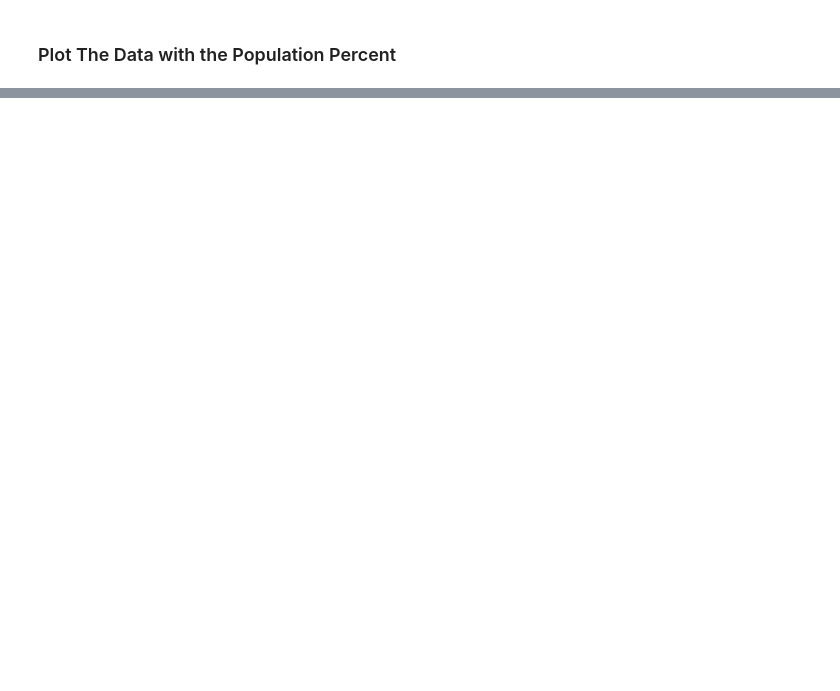
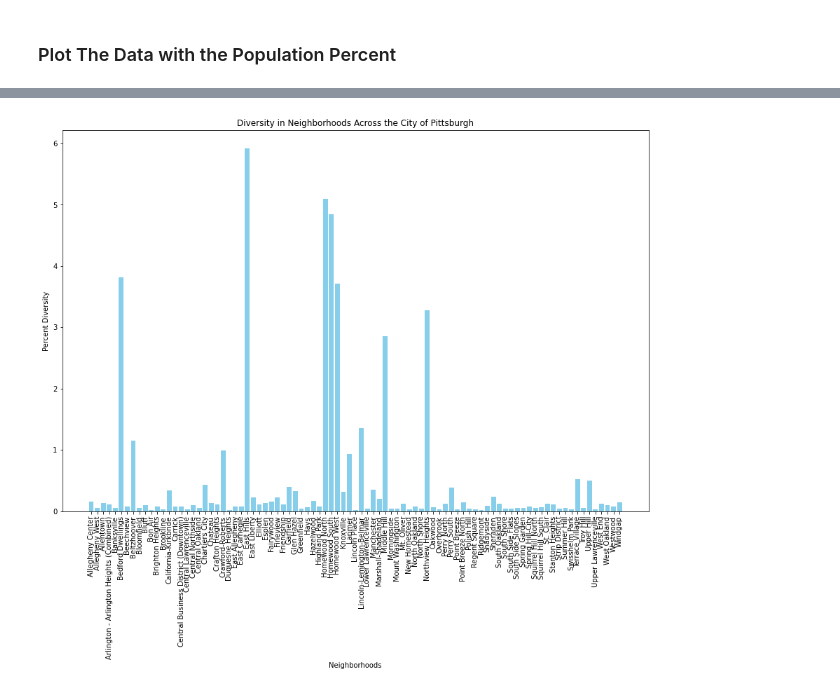
Before and after one commit to DerekNagy/CMPINF0100Final, a Jupyter notebook: Census.ipynb, the cells around one changed output, grey strips where cells are left out. Drawn from its saved outputs; the diff is of its cells as text; code cells hidden in the pictures; blank space fills up the shorter version.

```diff
--- a/Census.ipynb
+++ b/Census.ipynb
@@ -91,0 +160,22 @@ plt.show()
+# %%
+combined_data = {
+    'Population': [],
+    'Places': []
+}
+
+for i in table:
+    newVal = round(table[i], 2)
+    combined_data["Population"].append(newVal)
+    combined_data["Places"].append(i)
+
+
+combined_df = pd.DataFrame(combined_data)
+plt.figure(figsize=(15, 10))
+plt.bar(combined_df['Places'], combined_df['Population'], color='skyblue')
+plt.xlabel('Neighborhoods')
+plt.ylabel("Percent Diversity")
+plt.title('Diversity in Neighborhoods Across the City of Pittsburgh')
+plt.xticks(rotation=90)
+plt.show()
+# %% [output]
+[figure, added]
```
Also changed, not shown: parts of 6 cells of this notebook, 1 other file.
